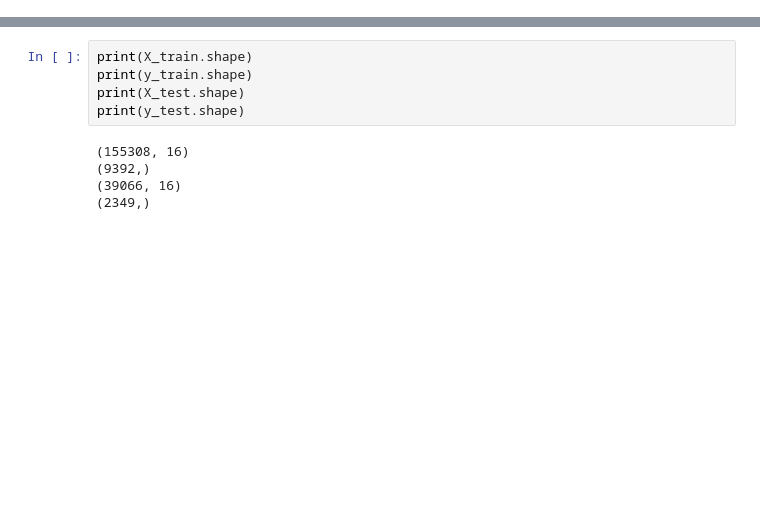
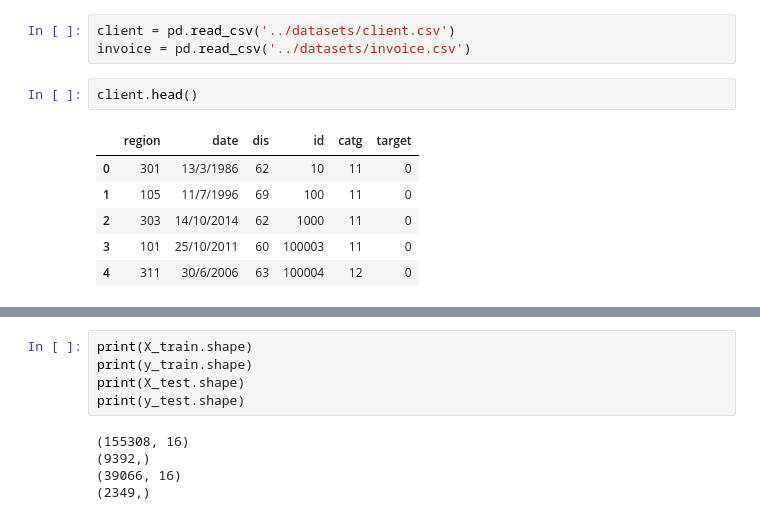
Before and after one commit to kevinkhoow/ml-fraud-prediction, a Jupyter notebook: code/code.ipynb, the cells around one changed output, grey strips where cells are left out. Cells and saved outputs as stored; diff of their text form; blank space fills up the shorter version.

```diff
--- a/code/code.ipynb
+++ b/code/code.ipynb
@@ -133,0 +26,12 @@ Index(['id', 'date_invoice', 'tarif_type', 'counter_statue',
+# %%
+client = pd.read_csv('../datasets/client.csv')
+invoice = pd.read_csv('../datasets/invoice.csv')
+# %%
+client.head()
+# %% [output]
+|  | region | date | dis | id | catg | target |
+| 0 | 301 | 13/3/1986 | 62 | 10 | 11 | 0 |
+| 1 | 105 | 11/7/1996 | 69 | 100 | 11 | 0 |
+| 2 | 303 | 14/10/2014 | 62 | 1000 | 11 | 0 |
+| 3 | 101 | 25/10/2011 | 60 | 100003 | 11 | 0 |
+| 4 | 311 | 30/6/2006 | 63 | 100004 | 12 | 0 |
```
Also changed, not shown: parts of 96 cells of this notebook, 1 other file.
